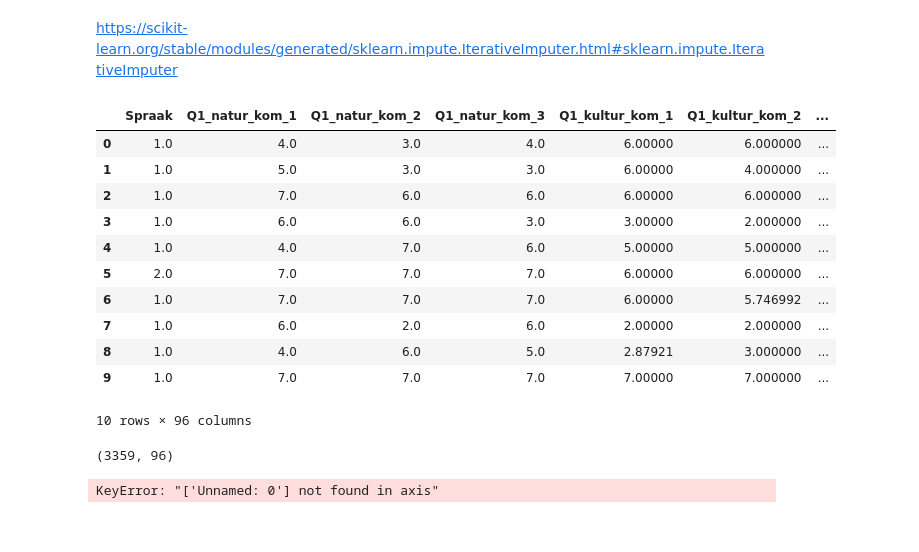
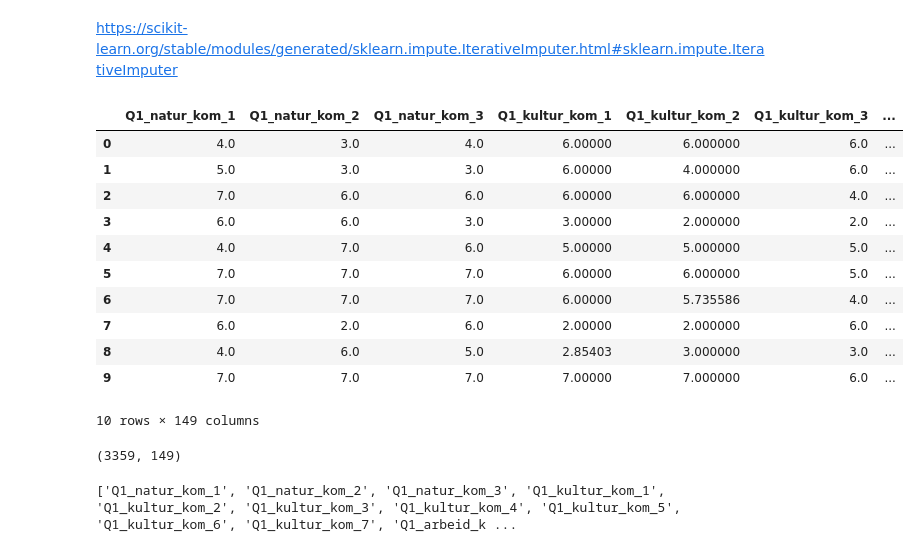
Before and after one commit to maritoye/Statistical-Learning, a Jupyter notebook: kommune_imputation_missing_values.ipynb, the cells around one changed output. Cells and saved outputs as stored; diff of their text form; code cells hidden in the pictures.

```diff
--- a/kommune_imputation_missing_values.ipynb
+++ b/kommune_imputation_missing_values.ipynb
@@ -20,6 +20,7 @@ data.head()
 | 4 | 1.0 | 4.0 | 7.0 | 6.0 | 5.0 | 5.0 | ... |
 5 rows × 96 columns
 # %%
+# Features where 1-7 have numerical meaning, and value 8 means "i dont know", hence doesnt have numerical meaning.
 numerical_8 = ["Q1_natur_kom_1","Q1_natur_kom_2","Q1_natur_kom_3","Q1_kultur_kom_1",
                      "Q1_kultur_kom_2","Q1_kultur_kom_3","Q1_kultur_kom_4","Q1_kultur_kom_5",
                      "Q1_kultur_kom_6","Q1_kultur_kom_7","Q1_arbeid_kom_1","Q1_arbeid_kom_2",
@@ -29,23 +30,22 @@ numerical_8 = ["Q1_natur_kom_1","Q1_natur_kom_2","Q1_natur_kom_3","Q1_kultur_kom
                      "Q9_2","Q9_3","Q9_4","Q9_5","Q9_6","Q9_8","Q9_9","Q9_10","Q9_11",
                      "Q11_1","Q13_1","Q14_1","Q19_1","Q19_2","Q66a_1"]
 
+# Features where 1-7 have numerical meaning, and value 9999 means "i dont know", hence doesnt have numerical meaning.
 numerical_7_9999 = ['Q5_1', 'Q6_1', 'Q7_1', 'Q10_1']
 
-numerical = ['Id', 'Q53a', 'Q54a']
-#remember to not include 'Id' in the models
+# Features where all have numerical meaning
+numerical = ['Q53a', 'Q54a']
 
+# Boolean features but with a value 2 meaning "I dont know"
 bool_unsure = ['Q15_1', 'Q15_2', 'Q15_3', 'Q15_4', 'Q18']
 
-categorical = ['Spraak', 'Q16', 'Q46a', 'Q48a','Q52a', 'Q60a', 'Q62a', 'Alderkat', 'Q56a',
-               'Q61a', 'Kommunestr', 'Fylke', 'Q49a', 'Sentralitet', 'Q57a', 'Q58a', 'Q63a',
-               'Q67a']
+# Categorical features that needs to be one-hot encoded
+categorical_one_hot_encode = ['Spraak', 'Q57a', 'Q46a', 'Q48a', 'Q52a', 'Q60a', 'Q58a', 'Q62a', 'Q56a', 'Fylke']
 
-#TODO I need to one-hot-encode these before training models.
-one_hot_encode = ['Spraak', 'Q57a', 'Q46a', 'Q48a', 'Q52a', 'Q60a', 'Q58a', 'Q62a', 'Q56a', 'Fylke', 'Q58a']
+# Categorical features, but these hold numerical meaning. Need to remove the "I dont know" values
+categorical_remove_unsure = ['Q61a','Q63a','Q67a']
 
-# TODO i need to use imputation on these
-remove_unsure = ['Q61a','Q63a','Q67a']
-
+# Boolean features
 boolean = ['Q55a_1', 'Q55a_2', 'Q55a_3', 'Q55a_4', 'Q55a_9', 'Q64a_1', 'Q64a_2', 'Q64a_3',
            'Q64a_4', 'Q64a_5', 'Q64a_6', 'Q64a_7', 'Q64a_8', 'Q64a_9', 'Q65a_1', 'Q65a_2',
            'Q65a_3', 'Q65a_4', 'Q65a_5', 'Q65a_6', 'Q65ana', 'Q68a']
@@ -51,0 +56,3 @@ boolean = ['Q55a_1', 'Q55a_2', 'Q55a_3', 'Q55a_4', 'Q55a_9', 'Q64a_1', 'Q64a_2',
+# %%
+for var in categorical_one_hot_encode:
+    data = pd.get_dummies(data=data, columns=[var], prefix=var)
@@ -123,37 +149,41 @@ from sklearn.impute import IterativeImputer
 data[numerical_7_9999] = data[numerical_7_9999].replace(9999.0, np.NaN)
 data[numerical_8] = data[numerical_8].replace(8.0, np.NaN)
 data[bool_unsure] = data[bool_unsure].replace(3.0, np.NaN)
+data['Q61a'] = data['Q61a'].replace(9.0, np.NaN)
+data['Q63a'] = data['Q63a'].replace(5.0, np.NaN)
+data['Q67a'] = data['Q67a'].replace(9999.0, np.NaN)
 # %%
 imp = IterativeImputer(missing_values=np.nan, max_iter=10, random_state=0)
-multivariate_nan = imp.fit_transform(data[numerical_8+numerical_7_9999+bool_unsure])
+multivariate_nan = imp.fit_transform(data[numerical_8+numerical_7_9999+bool_unsure+categorical_remove_unsure])
 # %%
 data_multivariate = data.copy()
-data_multivariate[numerical_8+numerical_7_9999+bool_unsure] = multivariate_nan
+data_multivariate[numerical_8+numerical_7_9999+bool_unsure+categorical_remove_unsure] = multivariate_nan
 pd.DataFrame(data_multivariate).head(10)
 # %% [output]
-|  | Spraak | Q1_natur_kom_1 | Q1_natur_kom_2 | Q1_natur_kom_3 | Q1_kultur_kom_1 | Q1_kultur_kom_2 | ... |
-| 0 | 1.0 | 4.0 | 3.0 | 4.0 | 6.00000 | 6.000000 | ... |
-| 1 | 1.0 | 5.0 | 3.0 | 3.0 | 6.00000 | 4.000000 | ... |
-| 2 | 1.0 | 7.0 | 6.0 | 6.0 | 6.00000 | 6.000000 | ... |
-| 3 | 1.0 | 6.0 | 6.0 | 3.0 | 3.00000 | 2.000000 | ... |
-| 4 | 1.0 | 4.0 | 7.0 | 6.0 | 5.00000 | 5.000000 | ... |
-| 5 | 2.0 | 7.0 | 7.0 | 7.0 | 6.00000 | 6.000000 | ... |
-| 6 | 1.0 | 7.0 | 7.0 | 7.0 | 6.00000 | 5.746992 | ... |
-| 7 | 1.0 | 6.0 | 2.0 | 6.0 | 2.00000 | 2.000000 | ... |
-| 8 | 1.0 | 4.0 | 6.0 | 5.0 | 2.87921 | 3.000000 | ... |
-| 9 | 1.0 | 7.0 | 7.0 | 7.0 | 7.00000 | 7.000000 | ... |
+|  | Q1_natur_kom_1 | Q1_natur_kom_2 | Q1_natur_kom_3 | Q1_kultur_kom_1 | Q1_kultur_kom_2 | Q1_kultur_kom_3 | ... |
+| 0 | 4.0 | 3.0 | 4.0 | 6.00000 | 6.000000 | 6.0 | ... |
+| 1 | 5.0 | 3.0 | 3.0 | 6.00000 | 4.000000 | 6.0 | ... |
+| 2 | 7.0 | 6.0 | 6.0 | 6.00000 | 6.000000 | 4.0 | ... |
+| 3 | 6.0 | 6.0 | 3.0 | 3.00000 | 2.000000 | 2.0 | ... |
+| 4 | 4.0 | 7.0 | 6.0 | 5.00000 | 5.000000 | 5.0 | ... |
+| 5 | 7.0 | 7.0 | 7.0 | 6.00000 | 6.000000 | 5.0 | ... |
+| 6 | 7.0 | 7.0 | 7.0 | 6.00000 | 5.735586 | 4.0 | ... |
+| 7 | 6.0 | 2.0 | 6.0 | 2.00000 | 2.000000 | 6.0 | ... |
+| 8 | 4.0 | 6.0 | 5.0 | 2.85403 | 3.000000 | 3.0 | ... |
+| 9 | 7.0 | 7.0 | 7.0 | 7.00000 | 7.000000 | 6.0 | ... |
-10 rows × 96 columns
+10 rows × 149 columns
 # %%
 data_multivariate.shape
 # %% [output]
-(3359, 96)
+(3359, 149)
 # %%
 data_multivariate.to_csv("kommune_multivariate.csv")
+# %%
+print(list(data_multivariate))
+# %% [output]
+['Q1_natur_kom_1', 'Q1_natur_kom_2', 'Q1_natur_kom_3', 'Q1_kultur_kom_1', 'Q1_kultur_kom_2', 'Q1_kultur_kom_3', 'Q1_kultur_kom_4', 'Q1_kultur_kom_5', 'Q1_kultur_kom_6', 'Q1_kultur_kom_7', 'Q1_arbeid_k ...
 # %%
 data_multivariate = data_multivariate.drop(['Id'],axis=1)
-data_multivariate = data_multivariate.drop(['Unnamed: 0'],axis=1)
-# %% [output]
-KeyError: "['Unnamed: 0'] not found in axis"
 # %%
 print(data_multivariate.shape)
 data_multivariate = data_multivariate.dropna() #just doing this for now, as I cant be bothered to deal with it
```
Also changed, not shown: parts of 10 cells of this notebook, 4 other files.
